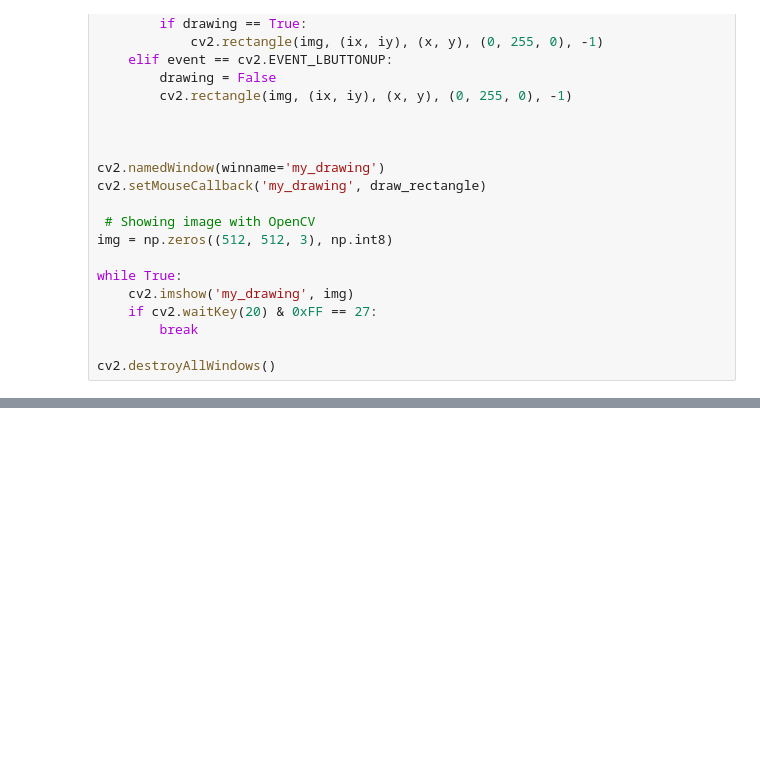
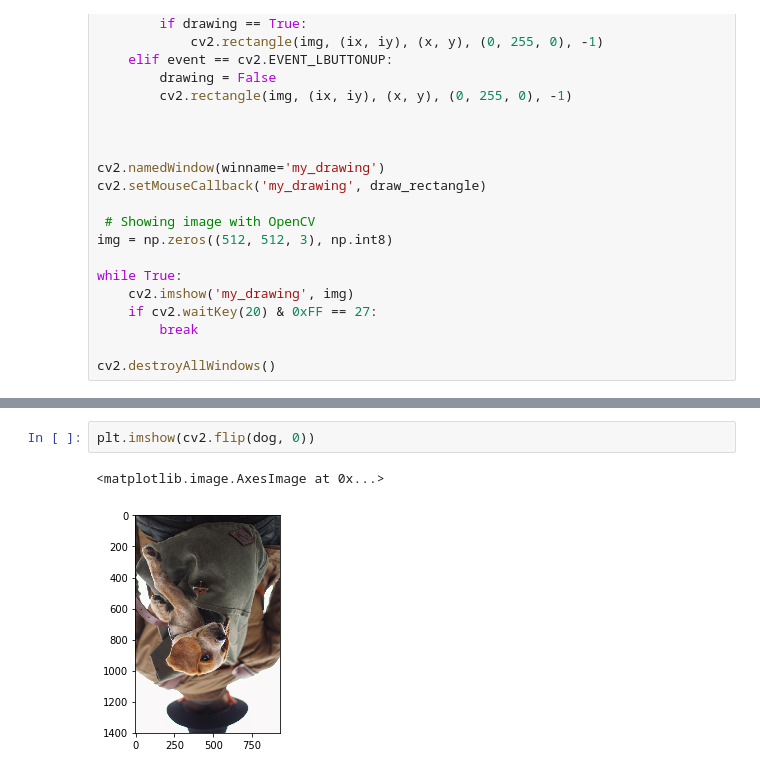
Before and after one commit to fares-ds/Computer_Vision_with_OpenCV_and_TensorFlow, a Jupyter notebook: image_basics_with_OpenCV.ipynb, the cells around one changed output, grey strips where cells are left out. Drawn from its saved outputs; the diff is of its cells as text; blank space fills up the shorter version.

```diff
--- a/image_basics_with_OpenCV.ipynb
+++ b/image_basics_with_OpenCV.ipynb
@@ -298,0 +310,5 @@ cv2.destroyAllWindows()
+# %%
+plt.imshow(cv2.flip(dog, 0))
+# %% [output]
+<matplotlib.image.AxesImage at 0x...>
+[figure, added]
```
Also changed, not shown: parts of 8 cells of this notebook.
